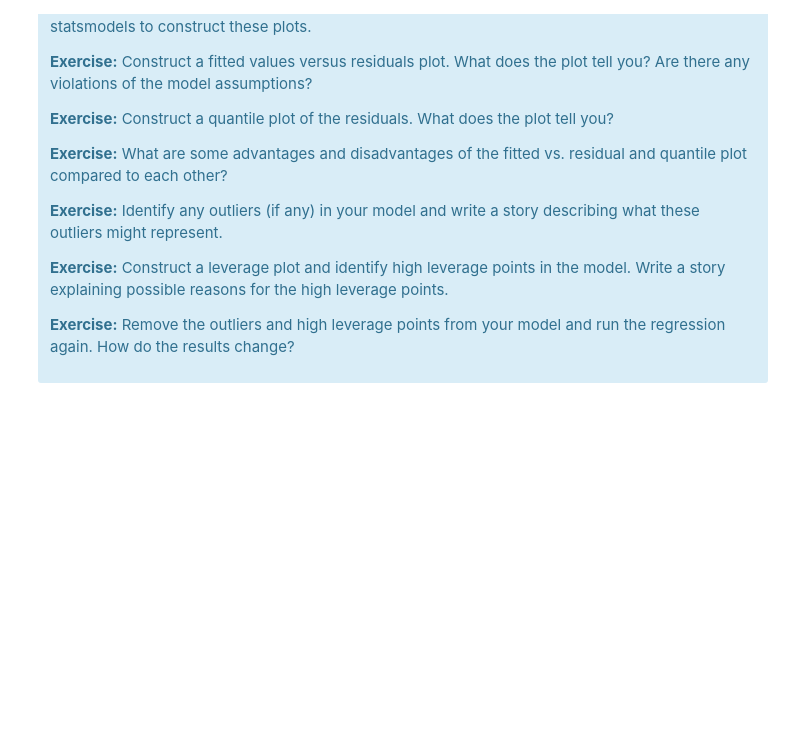
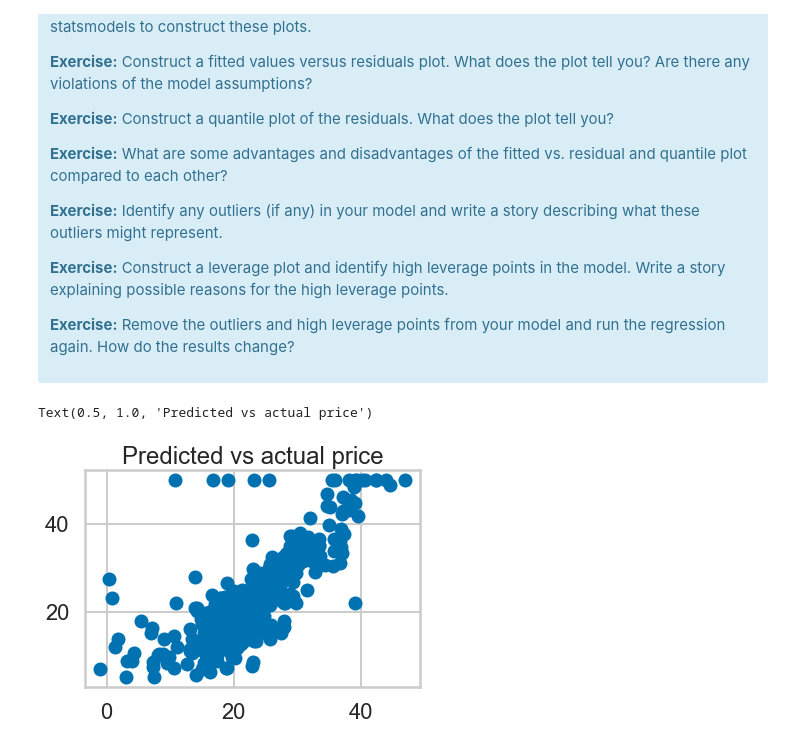
Before and after one commit to rogersnet/mec-mini-projects, a Jupyter notebook: mec-11.4.1-linear-regression-mini-project/Mini_Project_Linear_Regression.ipynb, the cells around one changed output. Drawn from its saved outputs; the diff is of its cells as text; code cells hidden in the pictures; blank space fills up the shorter version.

```diff
--- a/mec-11.4.1-linear-regression-mini-project/Mini_Project_Linear_Regression.ipynb
+++ b/mec-11.4.1-linear-regression-mini-project/Mini_Project_Linear_Regression.ipynb
@@ -904,0 +903,8 @@ There are some other issues that are important investigate with linear regressio
+# %%
+# Your turn.
+model_st = ols('PRICE ~ RM + PTRATIO + CRIM',bos).fit()
+plt.scatter(model_st.fittedvalues, bos.PRICE)
+plt.title("Predicted vs actual price")
+# %% [output]
+Text(0.5, 1.0, 'Predicted vs actual price')
+[figure, added]
```
Also changed, not shown: parts of 13 cells of this notebook.
